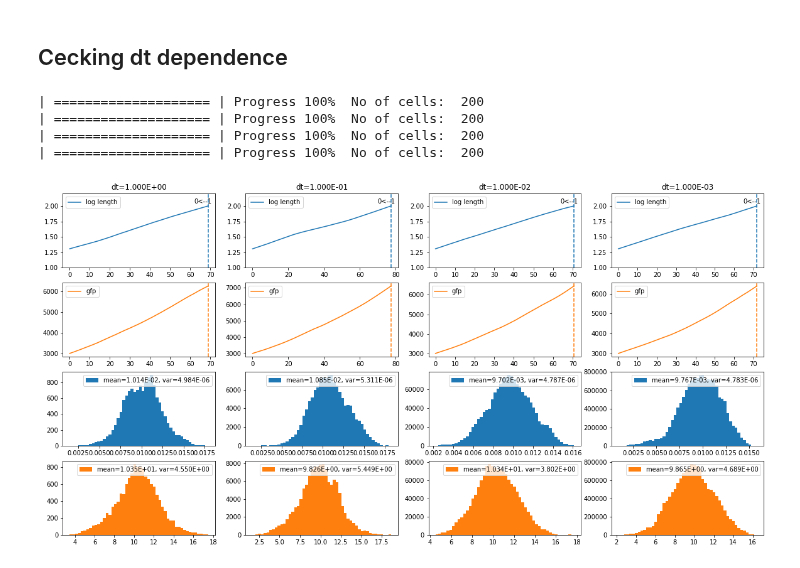
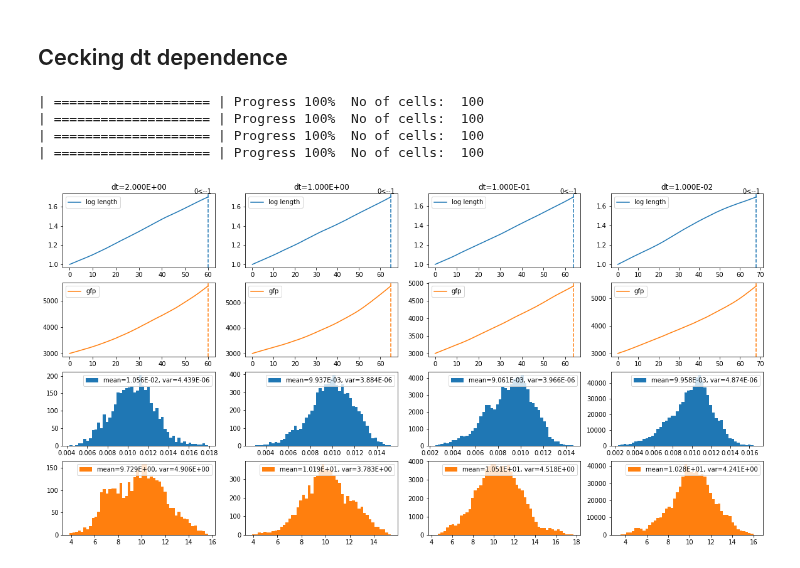
Before and after one commit to bjks/gfp_gaussian_process, a Jupyter notebook: notebooks/simulate_data.ipynb, the cells around one changed output. Drawn from its saved outputs; the diff is of its cells as text; code cells hidden in the pictures.

```diff
--- a/notebooks/simulate_data.ipynb
+++ b/notebooks/simulate_data.ipynb
@@ -330,10 +384,0 @@ for j in range(2):
-# %%
-from treelib import Node, Tree
-
-tree = Tree()
-for i in range(len(cells_simulated)):
-    if cells_simulated[i].parent_id>=0:
-        tree.create_node(cells_simulated[i].cell_id,  cells_simulated[i].cell_id, parent=cells_simulated[i].parent_id)
-    else:
-        tree.create_node(cells_simulated[i].cell_id,  cells_simulated[i].cell_id)
-tree.show()
@@ -361,13 +415,29 @@ tree.show()
 
 ## Cecking dt dependence
 # %%
-n_cells = 200
-dt_list = [1,0.1, 0.01, 0.001]
+div_mode = "sizer"
+division_log_length = 1+np.log(2)
+
+# ========== Model parameters ========== #
+parameter_set = {   "mean_lambda": 0.01,
+                    "gamma_lambda": 0.01,
+                    "var_lambda": 1e-7,
+                    "mean_q": 10,
+                    "gamma_q": 1e-2,
+                    "var_q": 0.1,
+                    "beta": 0.001, #1e-3,
+                    "var_x": 1e-3,
+                    "var_g": 5000,
+                    "var_dx": 0.001,
+                    "var_dg": 50}
+
+n_cells = 100
+dt_list = [2, 1,0.1, 0.01]
 
 fig, ax = plt.subplots(4,len(dt_list), figsize=(20,10))
 
 for i, dt in enumerate(dt_list):
-    cell_list = simulate_cells(dt, n_cells, parameter_set, division_log_length)
+    cell_list = simulate_cells(dt, n_cells, parameter_set, div_mode, division_log_length)
 
     for j in range(1):
         cell = cell_list[j]
@@ -377,36 +447,35 @@ for i, dt in enumerate(dt_list):
         ax[0,i].set_title("dt={:.3E}".format(dt))
         ax[0,i].text(cell.time[-1]*0.9, cell.log_length[-1]*1.02, '{:d}<-{:d}'.format(cell.cell_id, cell.parent_id))
 
-        ax[0,i].set_ylim([1, 2.2])
         ax[0,i].axvline(cell.time[-1], ls='--', color='tab:blue')
         ax[1,i].axvline(cell.time[-1], ls='--', color='tab:orange')
 
         if j ==0:
             label_len = 'log length'
             label_gfp = 'gfp'
         else:
             label_len = None
             label_gfp = None
 
         ax[0,i].plot(cell.time, np.array(cell.log_length), label=label_len, color='tab:blue')
         ax[1,i].plot(cell.time, np.array(cell.gfp), label=label_gfp, color='tab:orange')
 
     lts = []
     qts = []
     for cell in cell_list:
         lts += cell.lambda_t
         qts += cell.qt
 
     ax[2,i].hist(lts, color='tab:blue', bins=50, label = 'mean={:.3E}, var={:.3E}'.format(np.mean(lts), np.var(lts)))
     ax[3,i].hist(qts, color='tab:orange', bins=50, label = 'mean={:.3E}, var={:.3E}'.format(np.mean(qts), np.var(qts)))
 
     for j in range(np.shape(ax)[0]):
         ax[j,i].legend()
 
 plt.show()
 # %% [output]
-| ==================== | Progress 100%  No of cells:  200
-| ==================== | Progress 100%  No of cells:  200
-| ==================== | Progress 100%  No of cells:  200
-| ==================== | Progress 100%  No of cells:  200
+| ==================== | Progress 100%  No of cells:  100
+| ==================== | Progress 100%  No of cells:  100
+| ==================== | Progress 100%  No of cells:  100
+| ==================== | Progress 100%  No of cells:  100
-[figure, old version]
+[figure, new version]
```
Also changed, not shown: parts of 16 cells of this notebook, 7 other files.
